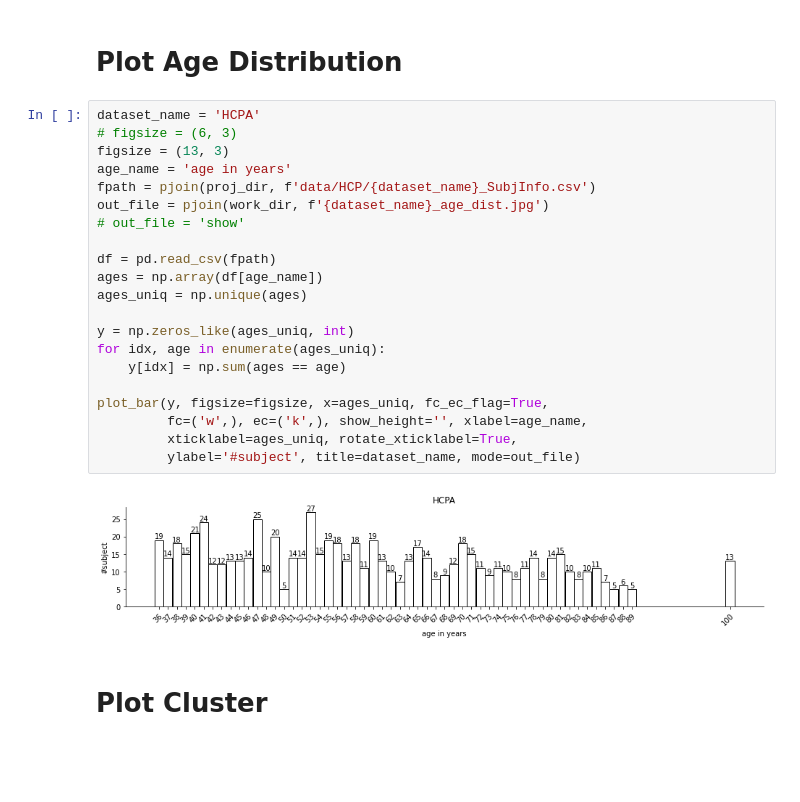
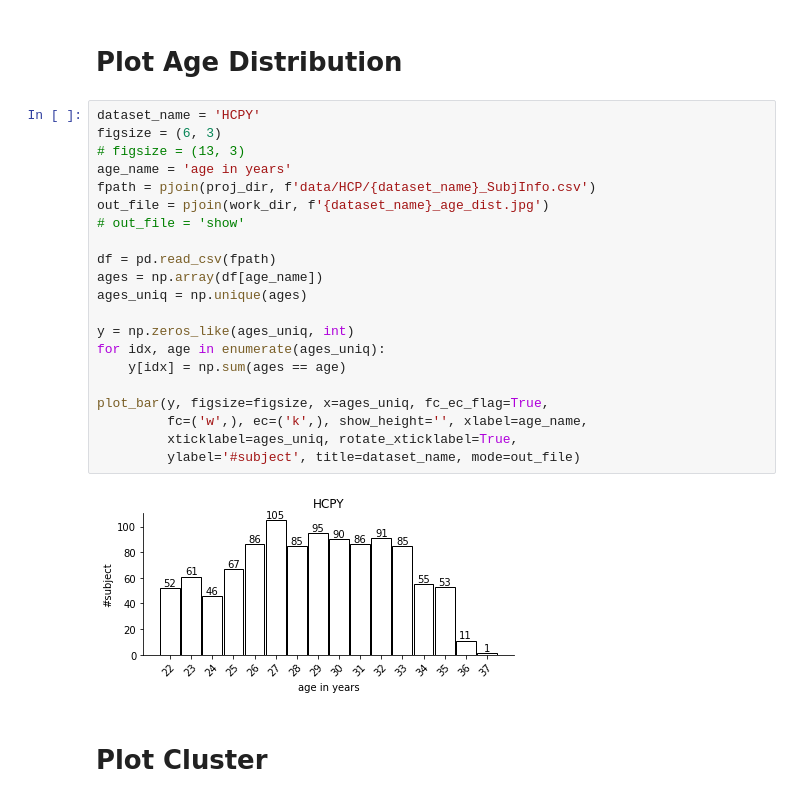
Before and after one commit to BNUCNL/nibrain, a Jupyter notebook: cxy_visual_dev/scripts/plot_line_bar.ipynb, the cells around one changed output. Drawn from its saved outputs; the diff is of its cells as text; blank space fills up the shorter version.

Commit message:
cxy_visual_dev: update

```diff
--- a/cxy_visual_dev/scripts/plot_line_bar.ipynb
+++ b/cxy_visual_dev/scripts/plot_line_bar.ipynb
@@ -995,28 +995,28 @@ plot_line(
 # %% [markdown]
 # Plot Age Distribution
 # %%
-dataset_name = 'HCPA'
-# figsize = (6, 3)
-figsize = (13, 3)
+dataset_name = 'HCPY'
+figsize = (6, 3)
+# figsize = (13, 3)
 age_name = 'age in years'
 fpath = pjoin(proj_dir, f'data/HCP/{dataset_name}_SubjInfo.csv')
 out_file = pjoin(work_dir, f'{dataset_name}_age_dist.jpg')
 # out_file = 'show'
 
 df = pd.read_csv(fpath)
 ages = np.array(df[age_name])
 ages_uniq = np.unique(ages)
 
 y = np.zeros_like(ages_uniq, int)
 for idx, age in enumerate(ages_uniq):
     y[idx] = np.sum(ages == age)
 
 plot_bar(y, figsize=figsize, x=ages_uniq, fc_ec_flag=True,
          fc=('w',), ec=('k',), show_height='', xlabel=age_name,
          xticklabel=ages_uniq, rotate_xticklabel=True,
          ylabel='#subject', title=dataset_name, mode=out_file)
 # %% [output]
-[figure, old version]
+[figure, new version]
 # %% [markdown]
 # Plot Cluster
 # %% [markdown]
```
Also changed, not shown: parts of 8 cells of this notebook, 7 other files.
